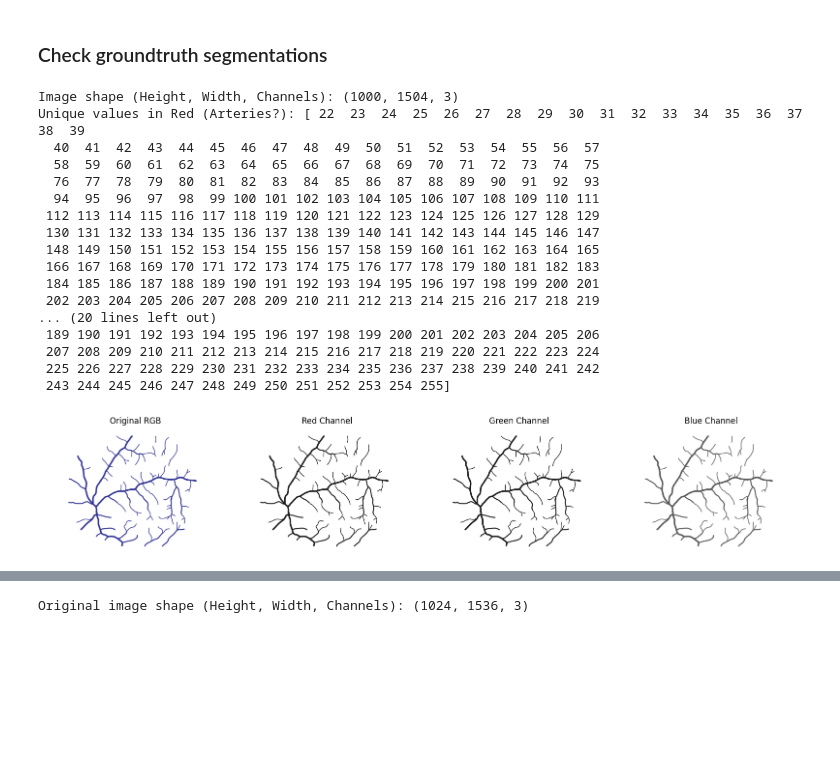
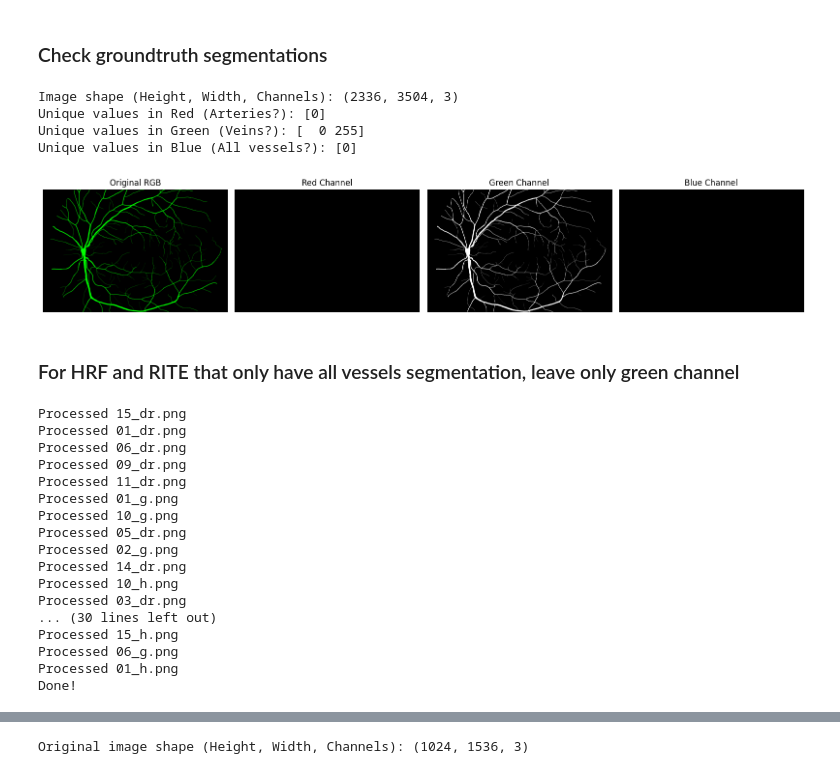
Before and after one commit to clisazo/R2-V2, a Jupyter notebook: check_and_quantize_imgs.ipynb, the cells around one changed output, grey strips where cells are left out. Cells and saved outputs as stored; diff of their text form; code cells hidden in the pictures; blank space fills up the shorter version.

Commit message:
for datasets that have only all vessels keep only green channel

```diff
--- a/check_and_quantize_imgs.ipynb
+++ b/check_and_quantize_imgs.ipynb
@@ -86,7 +86,8 @@ from PIL import Image
 # img_path = '/home/Data/GAVE2/external_data/Fundus-AVSeg/train/av3/001_G.png'
 # img_path = '/home/Data/GAVE2/training/av/g_001.png'
 # img_path = '/home/Data/GAVE2/external_data/RITE/train/av3/21.png'
-img_path = '/home/Data/AFIO/AV-20191104T162310Z-001/AV/IM000001/IM000168--veins.jpg'
+# img_path = '/home/Data/AFIO/AV-20191104T162310Z-001/AV/IM000001/IM000168--veins.jpg'
+img_path = '/home/Data/unified_GAVE_datasets/HRF/label/01_dr.png'
 
 
 img = Image.open(img_path)
@@ -106,48 +107,84 @@ B = img_array[:, :, 2]
 # 3. Print unique pixel values per channel
 # This tells you if your masks are truly binary (e.g., only containing 0 and 255)
 # or if there are anti-aliased/blended pixels in between.
 print(f"Unique values in Red (Arteries?): {np.unique(R)}")
 print(f"Unique values in Green (Veins?): {np.unique(G)}")
 print(f"Unique values in Blue (All vessels?): {np.unique(B)}")
 
 # 4. Visualize the channels
 # We use cmap='gray' so the active pixels show up as white on a black background
 fig, axes = plt.subplots(1, 4, figsize=(16, 4))
 
 axes[0].imshow(img_array)
 axes[0].set_title('Original RGB')
 
 axes[1].imshow(R, cmap='gray')
 axes[1].set_title('Red Channel')
 
 axes[2].imshow(G, cmap='gray')
 axes[2].set_title('Green Channel')
 
 axes[3].imshow(B, cmap='gray')
 axes[3].set_title('Blue Channel')
 
 # Clean up axes for better viewing
 for ax in axes:
     ax.axis('off')
 
 plt.tight_layout()
 plt.show()
 # %% [output]
-Image shape (Height, Width, Channels): (1000, 1504, 3)
-Unique values in Red (Arteries?): [ 22  23  24  25  26  27  28  29  30  31  32  33  34  35  36  37  38  39
-  40  41  42  43  44  45  46  47  48  49  50  51  52  53  54  55  56  57
-  58  59  60  61  62  63  64  65  66  67  68  69  70  71  72  73  74  75
-  76  77  78  79  80  81  82  83  84  85  86  87  88  89  90  91  92  93
-  94  95  96  97  98  99 100 101 102 103 104 105 106 107 108 109 110 111
- 112 113 114 115 116 117 118 119 120 121 122 123 124 125 126 127 128 129
- 130 131 132 133 134 135 136 137 138 139 140 141 142 143 144 145 146 147
- 148 149 150 151 152 153 154 155 156 157 158 159 160 161 162 163 164 165
- 166 167 168 169 170 171 172 173 174 175 176 177 178 179 180 181 182 183
- 184 185 186 187 188 189 190 191 192 193 194 195 196 197 198 199 200 201
- 202 203 204 205 206 207 208 209 210 211 212 213 214 215 216 217 218 219
-... (20 lines left out)
- 189 190 191 192 193 194 195 196 197 198 199 200 201 202 203 204 205 206
- 207 208 209 210 211 212 213 214 215 216 217 218 219 220 221 222 223 224
- 225 226 227 228 229 230 231 232 233 234 235 236 237 238 239 240 241 242
- 243 244 245 246 247 248 249 250 251 252 253 254 255]
+Image shape (Height, Width, Channels): (2336, 3504, 3)
+Unique values in Red (Arteries?): [0]
+Unique values in Green (Veins?): [  0 255]
+Unique values in Blue (All vessels?): [0]
-[figure, old version]
+[figure, new version]
+# %% [markdown]
+### For HRF and RITE that only have all vessels segmentation, leave only green channel
+# %%
+from pathlib import Path
+
+import numpy as np
+from PIL import Image
+
+# Folder containing the label images
+label_dir = Path("/home/Data/unified_GAVE_datasets/HRF/label")
+
+# Process all PNG images
+for img_path in label_dir.glob("*.png"):
+    # Read image
+    img = np.array(Image.open(img_path))
+
+    # Check that the image has three channels
+    if img.ndim != 3 or img.shape[2] != 3:
+        print(f"Skipping {img_path.name}: not a 3-channel image.")
+        continue
+
+    # Keep only the second (green) channel
+    img[:, :, 0] = 0  # Red channel
+    img[:, :, 2] = 0  # Blue channel
+
+    # Save back, overwriting the original file
+    Image.fromarray(img).save(img_path)
+
+    print(f"Processed {img_path.name}")
+
+print("Done!")
+# %% [output]
+Processed 15_dr.png
+Processed 01_dr.png
+Processed 06_dr.png
+Processed 09_dr.png
+Processed 11_dr.png
+Processed 01_g.png
+Processed 10_g.png
+Processed 05_dr.png
+Processed 02_g.png
+Processed 14_dr.png
+Processed 10_h.png
+Processed 03_dr.png
+... (30 lines left out)
+Processed 15_h.png
+Processed 06_g.png
+Processed 01_h.png
+Done!
```
Also changed, not shown: parts of 1 cell of this notebook.
